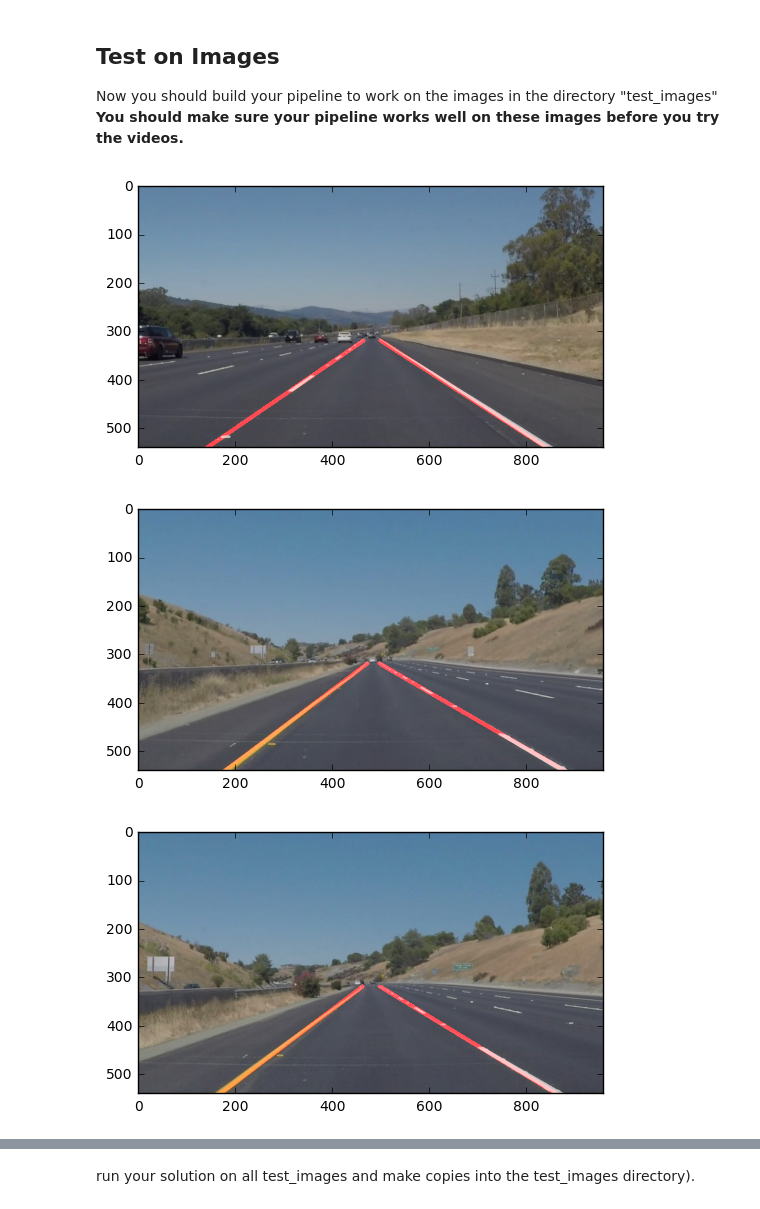
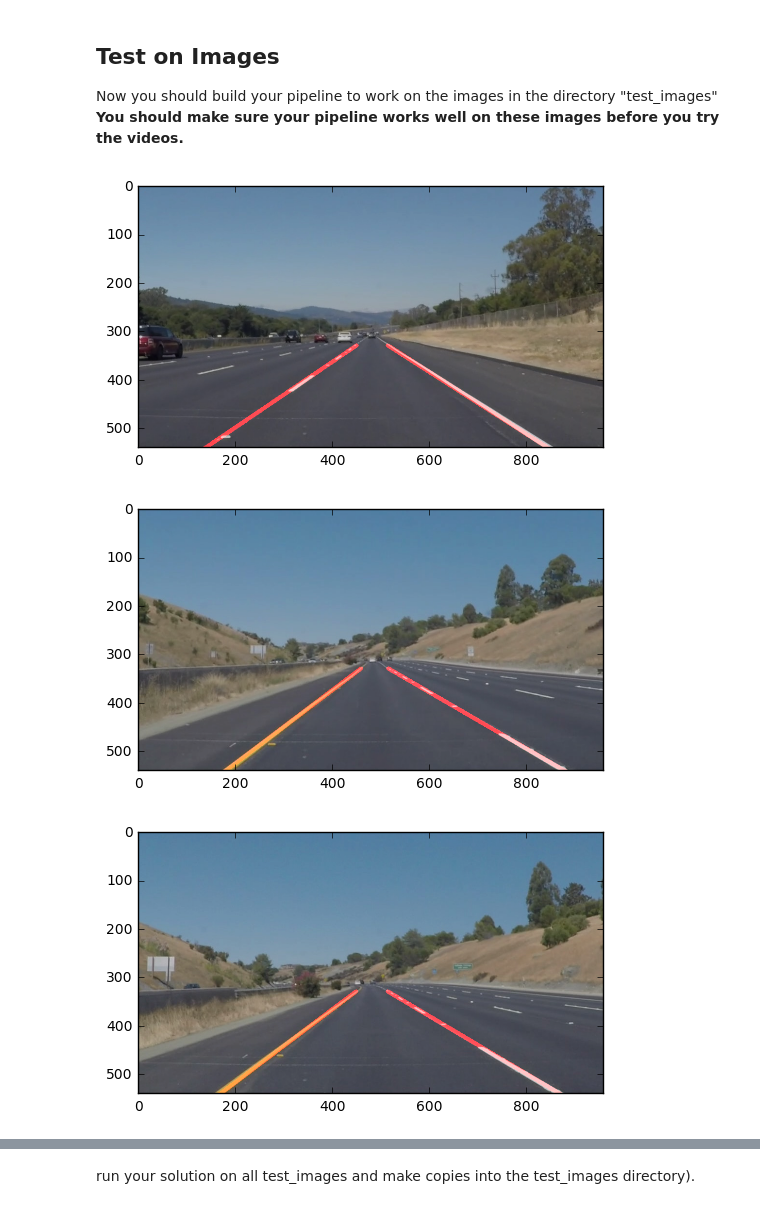
Before and after one commit to ottonello/CarND-LaneLines-P1, a Jupyter notebook: P1.ipynb, the cells around one changed output, grey strips where cells are left out. Drawn from its saved outputs; the diff is of its cells as text; code cells hidden in the pictures.

```diff
--- a/P1.ipynb
+++ b/P1.ipynb
@@ -121,7 +121,7 @@ def hough_lines(img, rho, theta, threshold, min_line_len, max_line_gap):
     Returns an image with hough lines drawn.
     """
     lines = cv2.HoughLinesP(img, rho, theta, threshold, np.array([]), minLineLength=min_line_len, maxLineGap=max_line_gap)
-    line_img = np.zeros((img.shape[0], img.shape[1], 3), dtype=np.uint8)
+    line_img = np.zeros((*img.shape, 3), dtype=np.uint8)
     draw_lines(line_img, lines)
     if debug:
         draw_all_lines(line_img, lines)
@@ -221,7 +221,7 @@ images = os.listdir(folder)
 
 roi_vertices = np.array([[(110, 540), (420, 340), (960-420,340),(960-40,540)]], dtype=np.int32)
 canny_l_threshold = 100
-canny_h_threshold = 200
+canny_h_threshold = 250
 
 rho=1
 theta=np.pi/180
@@ -234,34 +234,34 @@ def pipeline(image):
     gray = grayscale(image)
     # Now, run Canny edge detection
     edges = canny(gray, canny_l_threshold, canny_h_threshold)
     # Then focus on our region of interest
     roi = region_of_interest(edges, roi_vertices)
 
     # Once we have the Canny edges it's turn to run Hough transform
     # and try to find the lines
     lines = hough_lines(roi,rho, theta, threshold, min_line_len, max_line_gap)
 
     # Overlay the Hough lines into the original image
     if debug:
         return region_of_interest(weighted_img(lines, image),roi_vertices)
     else:
         return weighted_img(lines, image)
 
 
 for imageFile in images:
     original_filename, ext = os.path.splitext(imageFile)
     if ext != ".jpg":
         continue
 
     image = mpimg.imread(folder + imageFile)
     output = pipeline(image)
 
     plt.figure()
-    plt.imshow(output)
+    plt.imshow(output, cmap='Greys_r')
 
     new_filename = os.path.join(folder+ "out/", original_filename + "_out" + ext)
     mpimg.imsave(new_filename, output, cmap='Greys_r')
 # %% [output]
-[figure, old version]
+[figure, new version]
-[figure, old version]
+[figure, new version]
-[figure, old version]
+[figure, new version]
```
Also changed, not shown: parts of 6 cells of this notebook.
